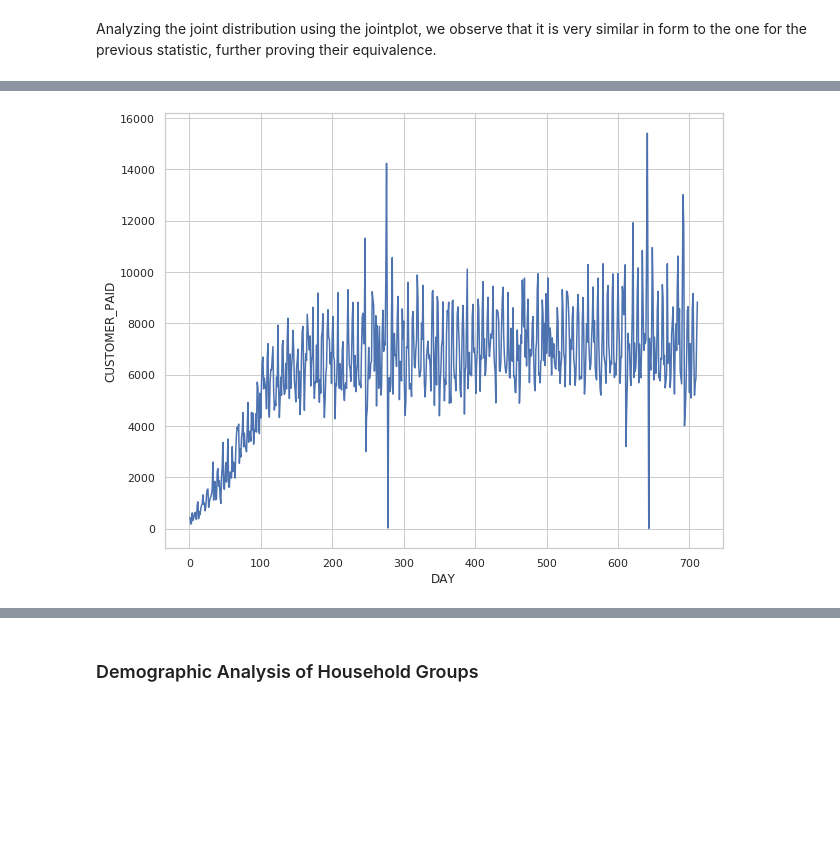
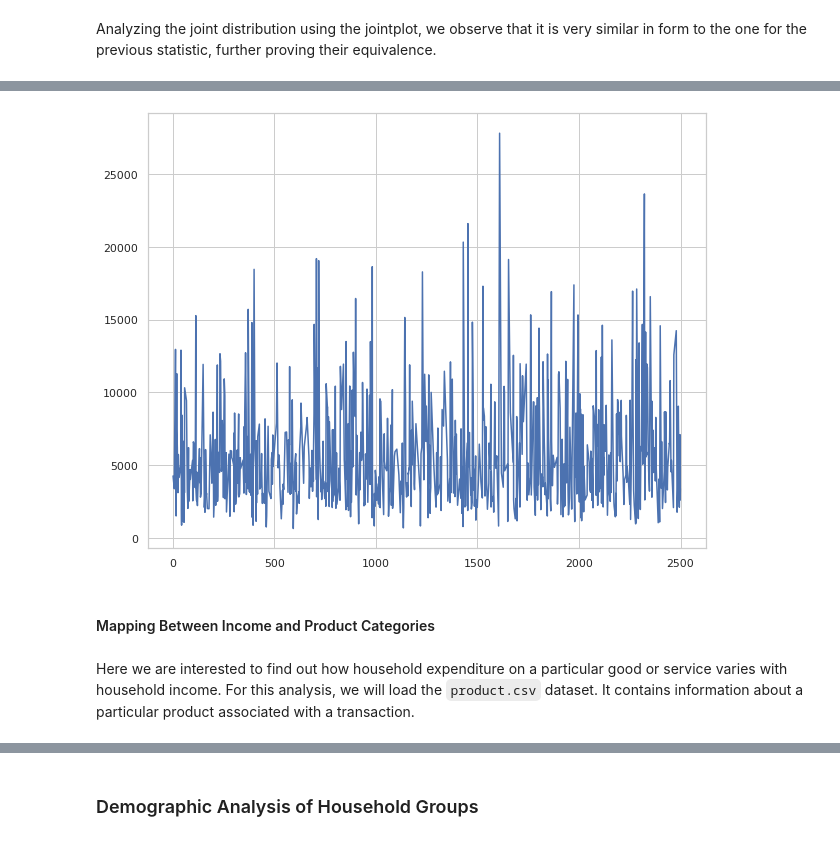
Before and after one commit to BoschSamuel/ADA_Project_2019, a Jupyter notebook: RQ7_mladen.ipynb, the cells around one changed output, grey strips where cells are left out. Saved outputs shown, nothing was run; the diff lists cells and outputs as text; code cells hidden in the pictures; blank space fills up the shorter version.

```diff
--- a/RQ7_mladen.ipynb
+++ b/RQ7_mladen.ipynb
@@ -333,5 +419,5 @@ Analyzing the joint distribution using the jointplot, we observe that it is very
 # %%
-df_households_weekly_expenses = df_households_transactions.groupby(['household_key', 'DAY'])['CUSTOMER_PAID'].sum().reset_index()
-df_top_buyers = df_households_weekly_expenses.groupby('household_key')['CUSTOMER_PAID'].sum().sort_values(ascending=False).tail(4)
-df_households_weekly_expenses
+df = df_households_transactions.groupby(['household_key', 'DAY'])['CUSTOMER_PAID'].sum().reset_index()
+df_top_buyers = df.groupby('household_key')['CUSTOMER_PAID'].sum().sort_values(ascending=False)
+df_top_buyers.head(10)
 # %% [output]
@@ -351,10 +436,12 @@ df_households_weekly_expenses
 # %%
-data = df_households_weekly_expenses.groupby('DAY')['CUSTOMER_PAID'].sum().reset_index()
-
 fig, ax = plt.subplots(figsize=(10, 8))
 
-sns.lineplot(x='DAY', y='CUSTOMER_PAID', data=data)
+sns.lineplot(data=df_top_buyers)
 
 plt.show()
 # %% [output]
-[figure, old version]
+[figure, new version]
+# %% [markdown]
+#### Mapping Between Income and Product Categories
+# %% [markdown]
+Here we are interested to find out how household expenditure on a particular good or service varies with household income. For this analysis, we will load the `product.csv` dataset. It contains information about a particular product associated with a transaction.
```
Also changed, not shown: parts of 52 cells of this notebook.
